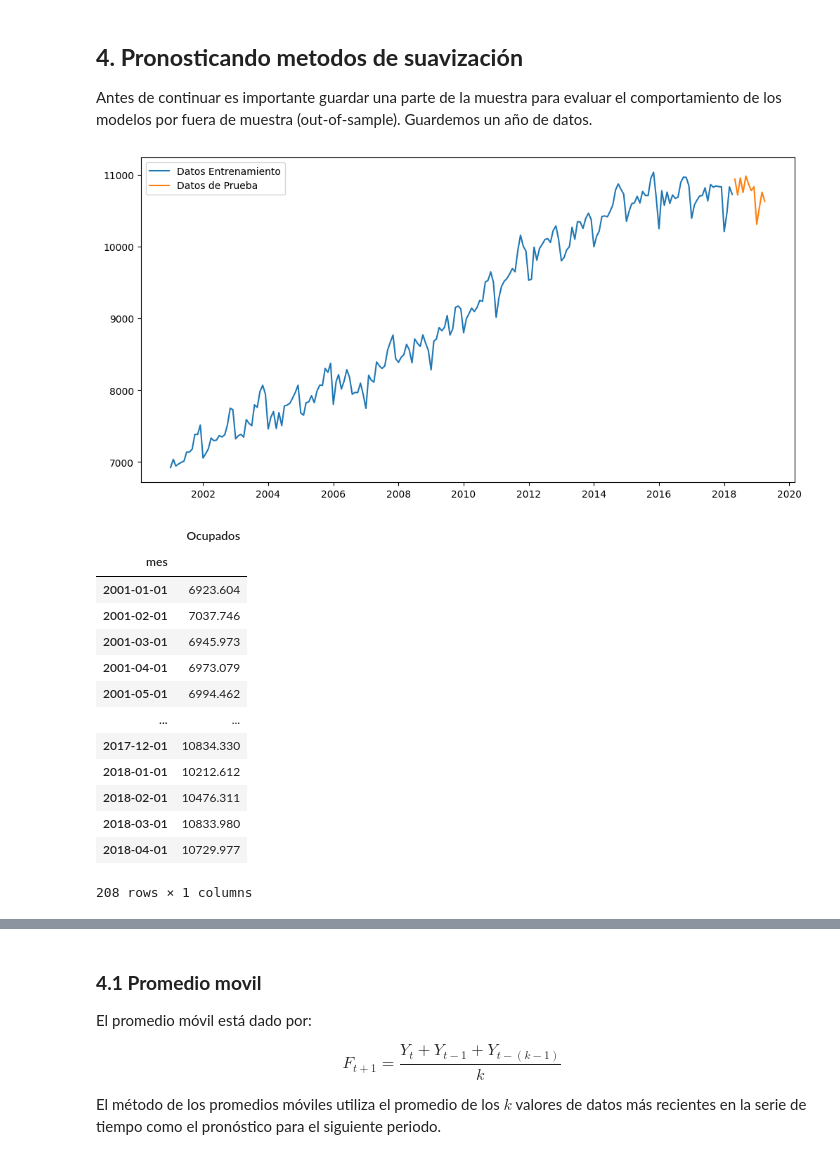
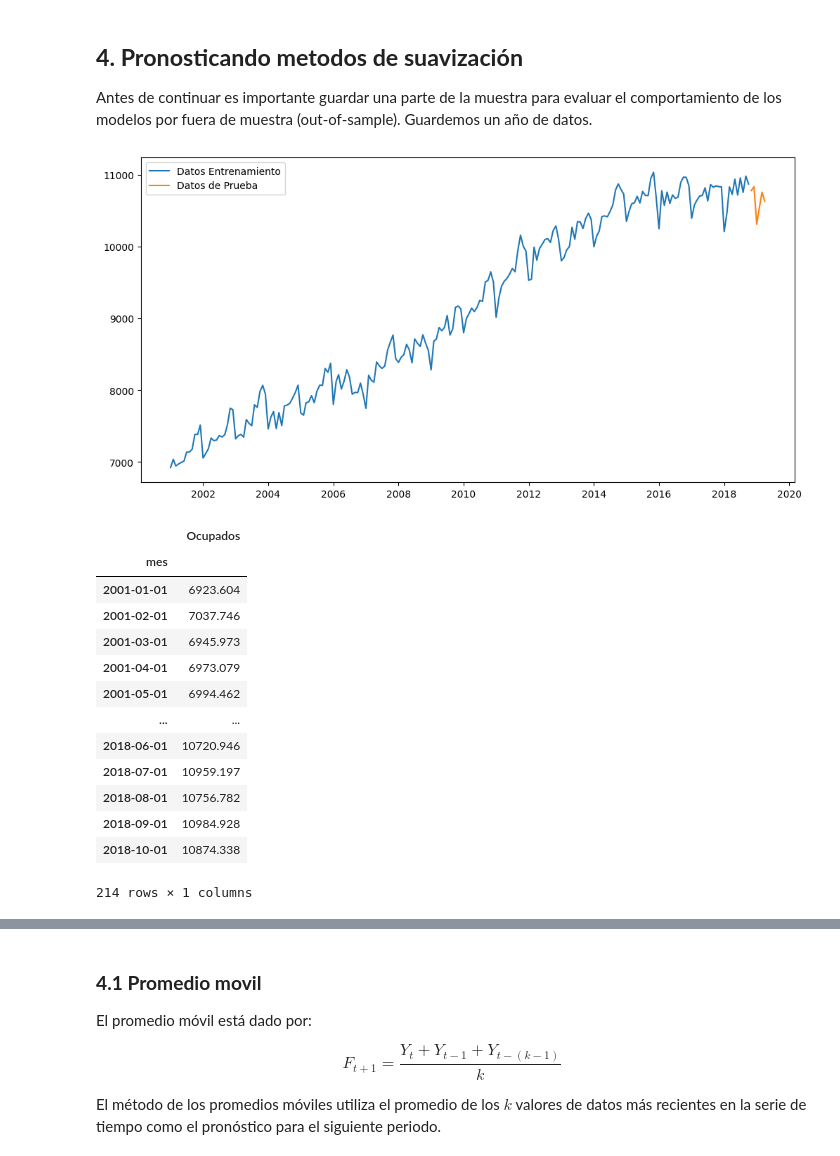
Before and after one commit to ajapontes/FDA_2_Taller_1, a Jupyter notebook: Pronostico Ocupados.ipynb, the cells around one changed output, grey strips where cells are left out. Saved outputs shown, nothing was run; the diff lists cells and outputs as text; code cells hidden in the pictures.

```diff
--- a/Pronostico Ocupados.ipynb
+++ b/Pronostico Ocupados.ipynb
@@ -103,17 +103,17 @@ plt.show()
 
 Antes de continuar es importante guardar una parte de la muestra para evaluar el comportamiento de los modelos por fuera de muestra (out-of-sample). Guardemos un año de datos.
 # %%
-train_len = 208
+train_len = 208 + 6
 train_Ocupados = data[["Ocupados"]][:train_len]
 test_Ocupados = data[["Ocupados"]][train_len:]
 
 fig = plt.figure(figsize=(12, 6))
 plt.plot(train_Ocupados,label="Datos Entrenamiento")
 plt.plot(test_Ocupados,label="Datos de Prueba")
 plt.legend()
 plt.show()
 # %% [output]
-[figure, old version]
+[figure, new version]
 # %%
 train_Ocupados
 # %% [output]
@@ -125,12 +125,12 @@ train_Ocupados
 | 2001-04-01 | 6973.079 |
 | 2001-05-01 | 6994.462 |
 | ... | ... |
-| 2017-12-01 | 10834.330 |
-| 2018-01-01 | 10212.612 |
-| 2018-02-01 | 10476.311 |
-| 2018-03-01 | 10833.980 |
-| 2018-04-01 | 10729.977 |
+| 2018-06-01 | 10720.946 |
+| 2018-07-01 | 10959.197 |
+| 2018-08-01 | 10756.782 |
+| 2018-09-01 | 10984.928 |
+| 2018-10-01 | 10874.338 |
-208 rows × 1 columns
+214 rows × 1 columns
 # %%
 test_Ocupados
 # %% [output]
```
Also changed, not shown: parts of 19 cells of this notebook.
